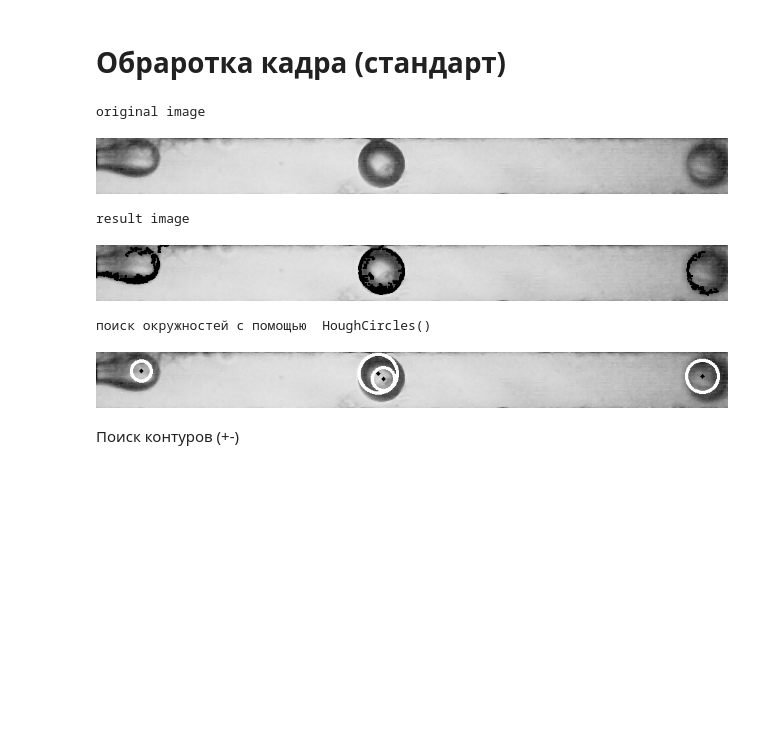
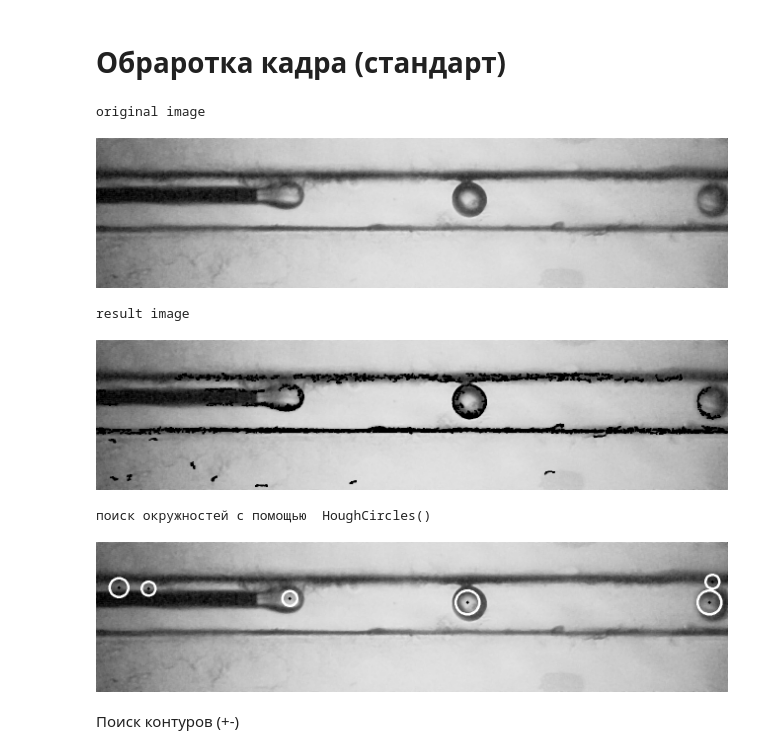
Before and after one commit to odheL42/NSU-senior-project, a Jupyter notebook: data_preprocessing.ipynb, the cells around one changed output. Saved outputs shown, nothing was run; the diff lists cells and outputs as text; code cells hidden in the pictures; blank space fills up the shorter version.

```diff
--- a/data_preprocessing.ipynb
+++ b/data_preprocessing.ipynb
@@ -137,7 +137,7 @@ cv2_imshow(res1)
 # Обраротка кадра (стандарт)
 # %%
 img = cv2.imread('/content/drive/MyDrive/dataset_nsu_senProj/result/sample_video_img_0700.jpg', 0)
-img = img[86:170, 325:]
+#img = img[86:170, 325:]
 
 #увеличение резкости изображения
 kernel1 = np.array([[-1,0,1], [-2,0,2], [-1,0,1]])
@@ -167,38 +167,38 @@ for contour in contours:
 
 
 #results
 print("original image")
 cv2_imshow(img)
 print("result image")
 cv2_imshow(result)
 
 #поищем окружности
 print("поиск окружностей с помощью  HoughCircles()")
 rows = img.shape[0]
 circles = cv2.HoughCircles(img, cv2.HOUGH_GRADIENT, 1, rows / 8,
                             param1=100, param2=30,
                             minRadius=1, maxRadius=30)
 
 
 if circles is not None:
     circles = np.uint16(np.around(circles))
     for i in circles[0, :]:
         center = (i[0], i[1])
         # circle center
         cv2.circle(img, center, 1, (0, 100, 100), 3)
         # circle outline
         radius = i[2]
         cv2.circle(img, center, radius, (255, 0, 255), 3)
 
 
 cv2_imshow(img)
 # %% [output]
 original image
-[figure, old version]
+[figure, new version]
 result image
-[figure, old version]
+[figure, new version]
 поиск окружностей с помощью  HoughCircles()
-[figure, old version]
+[figure, new version]
 # %% [markdown]
 Поиск контуров (+-)
 # %%
```
